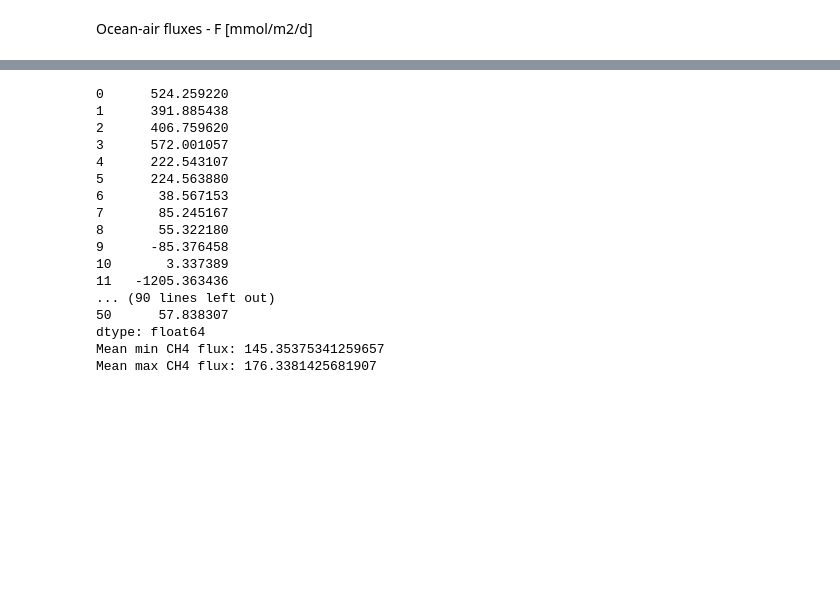
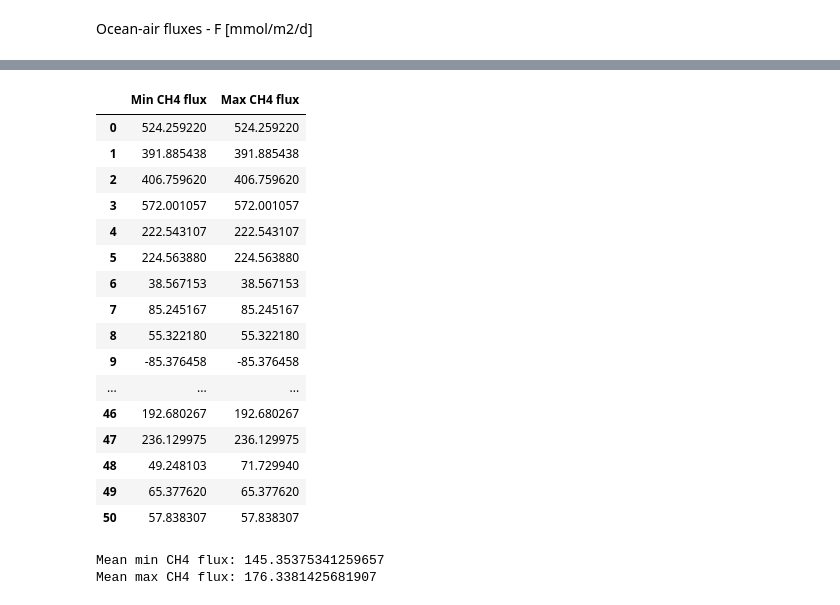
Before and after one commit to lolapricam/Sea-air_fluxes_Arctic, a Jupyter notebook: main_code.ipynb, the cells around one changed output, grey strips where cells are left out. Saved outputs shown, nothing was run; the diff lists cells and outputs as text; code cells hidden in the pictures; blank space fills up the shorter version.

```diff
--- a/main_code.ipynb
+++ b/main_code.ipynb
@@ -281,31 +310,33 @@ Mean max CO2 flux: -125.45983758329314
 # %%
 #Fick’s first law for CH4 (Fick, 1855)
 F_min_CH4_umolm2d = Ki_min_CH4_md * (data["ch4_mmolm3"] - C_eq_CH4 * 10**(3)) * 10**3
-print(F_min_CH4_umolm2d)
+F_max_CH4_umolm2d = Ki_max_CH4_md * (data["ch4_mmolm3"] - C_eq_CH4 * 10**(3)) * 10**3
 
-F_max_CH4_umolm2d = Ki_max_CH4_md * (data["ch4_mmolm3"] - C_eq_CH4 * 10**(3)) * 10**3
-print(F_max_CH4_umolm2d)
+df = pd.DataFrame({'Min CH4 flux': F_min_CH4_umolm2d, 'Max CH4 flux': F_max_CH4_umolm2d})
+display(df)
 
 #mean values
 mean_F_min_CH4_umolm2d = np.mean(F_min_CH4_umolm2d)
 mean_F_max_CH4_umolm2d = np.mean(F_max_CH4_umolm2d)
 print("Mean min CH4 flux:", mean_F_min_CH4_umolm2d)
 print("Mean max CH4 flux:", mean_F_max_CH4_umolm2d)
 # %% [output]
+|  | Min CH4 flux | Max CH4 flux |
+| 0 | 524.259220 | 524.259220 |
+| 1 | 391.885438 | 391.885438 |
+| 2 | 406.759620 | 406.759620 |
+| 3 | 572.001057 | 572.001057 |
+| 4 | 222.543107 | 222.543107 |
+| 5 | 224.563880 | 224.563880 |
+| 6 | 38.567153 | 38.567153 |
+| 7 | 85.245167 | 85.245167 |
+| 8 | 55.322180 | 55.322180 |
+| 9 | -85.376458 | -85.376458 |
+| ... | ... | ... |
+| 46 | 192.680267 | 192.680267 |
+| 47 | 236.129975 | 236.129975 |
+| 48 | 49.248103 | 71.729940 |
+| 49 | 65.377620 | 65.377620 |
+| 50 | 57.838307 | 57.838307 |
-0      524.259220
-1      391.885438
-2      406.759620
-3      572.001057
-4      222.543107
-5      224.563880
-6       38.567153
-7       85.245167
-8       55.322180
-9      -85.376458
-10       3.337389
-11   -1205.363436
-... (90 lines left out)
-50      57.838307
-dtype: float64
 Mean min CH4 flux: 145.35375341259657
 Mean max CH4 flux: 176.3381425681907
```
Also changed, not shown: parts of 6 cells of this notebook.
